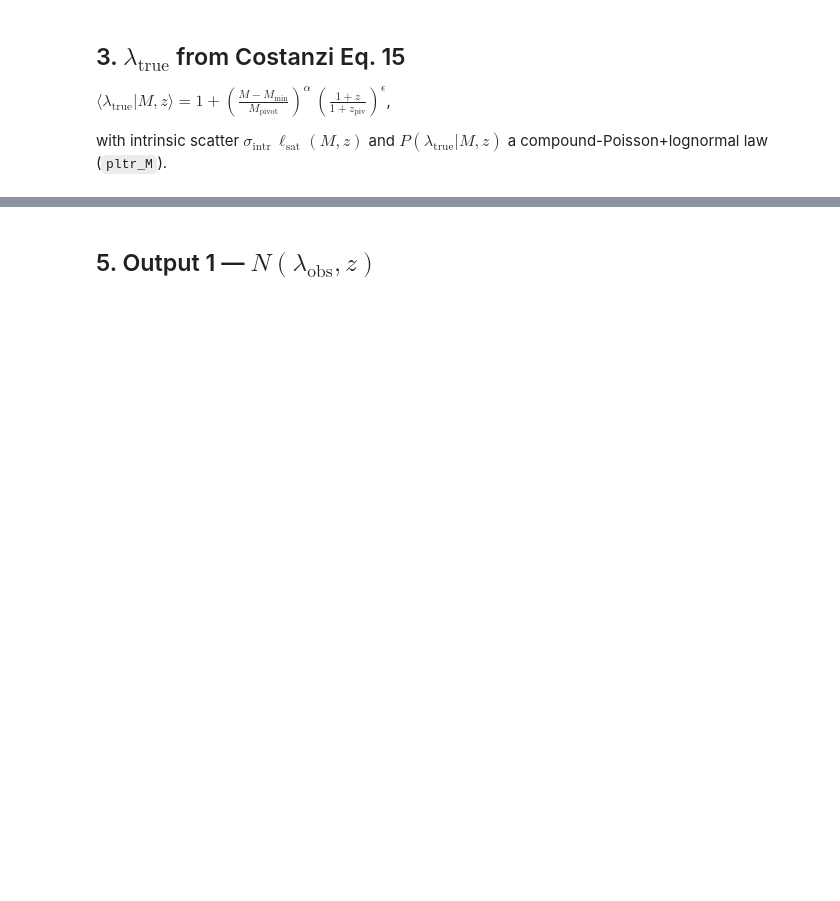
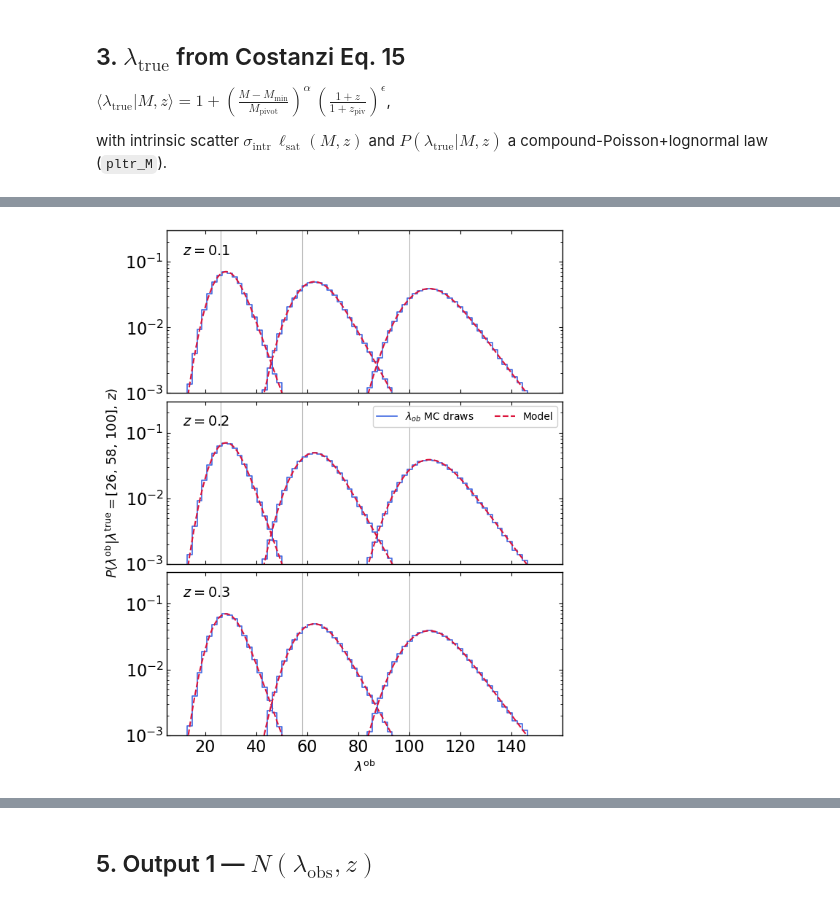
Before and after one commit to xtang126/fnalFall2022, a Jupyter notebook: y3kp/buzzardMock/Xin_MockDataVector.ipynb, the cells around one changed output, grey strips where cells are left out. Saved outputs shown, nothing was run; the diff lists cells and outputs as text; code cells hidden in the pictures; blank space fills up the shorter version.

```diff
--- a/y3kp/buzzardMock/Xin_MockDataVector.ipynb
+++ b/y3kp/buzzardMock/Xin_MockDataVector.ipynb
@@ -158,0 +252,84 @@ fig.tight_layout()
+# %%
+# --- Analytical PDF of Costanzi+2019 Eq. 6 ---------------------------------
+def p_lambda_obs(lobs, ltr, z, interp):
+    """
+    Closed-form P(lambda_obs | lambda_true, z) from Costanzi+2019 Eq. 6.
+    Evaluated point-wise: lobs (nr,), ltr scalar, z scalar.
+    """
+    f_prj, tau, mu, sigma = projection_params(np.asarray(ltr, float),
+                                              np.asarray(z, float),
+                                              interp)
+    f_prj = float(f_prj); tau = float(tau); mu = float(mu); sigma = float(sigma)
+
+    # Gaussian branch
+    gauss = (1.0 / (np.sqrt(2.0 * np.pi) * sigma)) * np.exp(
+        -0.5 * ((lobs - mu) / sigma) ** 2)
+
+    # EMG branch — closed form. Compute the log first to avoid overflow in exp.
+    a   = mu + tau * sigma ** 2 - lobs
+    log_pref = np.log(tau / 2.0) + (tau / 2.0) * (2.0 * mu + tau * sigma ** 2 - 2.0 * lobs)
+    emg = np.exp(log_pref) * erfc(a / (np.sqrt(2.0) * sigma))
+
+    return (1.0 - f_prj) * gauss + f_prj * emg
+
+# --- Settings ---
+LTR_FIX = [26, 58, 100]
+Z_FIX   = [0.1, 0.2, 0.3]
+N_DRAWS = 200_000
+BINS    = np.linspace(5, 160, 80)
+BCEN    = 0.5 * (BINS[:-1] + BINS[1:])
+
+# --- Plot ---
+fig, axes = plt.subplots(len(Z_FIX), 1, figsize=(7, 9),
+                          sharex=True, sharey=True,
+                          gridspec_kw={'hspace': 0.05})
+
+rng_plot = np.random.default_rng(seed=123)
+
+for irow, z0 in enumerate(Z_FIX):
+    ax = axes[irow]
+    for ltr0 in LTR_FIX:
+        ltr_arr = np.full(N_DRAWS, ltr0, dtype=float)
+        z_arr   = np.full(N_DRAWS, z0,   dtype=float)
+
+        lobs_draw, *_ = sample_lambda_obs(ltr_arr, z_arr, PRJ_INTERP, rng=rng_plot)
+
+        hist, _ = np.histogram(lobs_draw, bins=BINS, density=True)
+        ax.step(BCEN, hist, where='mid', color='royalblue', lw=1.2,
+                label=(r'$\lambda_{ob}$ MC draws'
+                       if (irow == 1 and ltr0 == LTR_FIX[0]) else None))
+
+        x = np.linspace(BINS[0], BINS[-1], 600)
+        pdf = p_lambda_obs(x, ltr0, z0, PRJ_INTERP)
+        ax.plot(x, pdf, '--', color='crimson', lw=1.5,
+                label=('Model' if (irow == 1 and ltr0 == LTR_FIX[0]) else None))
+
+        ax.axvline(ltr0, color='0.7', lw=0.8, zorder=0)
+
+    ax.set_yscale('log')
+    ax.set_ylim(1e-3, 3e-1)
+    ax.set_xlim(5, 160)
+    ax.text(0.04, 0.85, r'$z = %.1f$' % z0,
+            transform=ax.transAxes, fontsize=14)
+
+    if irow == 1:
+        ax.legend(loc='upper right', fontsize=10, ncol=2,
+                  frameon=True, framealpha=0.9)
+
+# One y-label on the middle row
+axes[1].set_ylabel(
+    r'$P(\lambda^{\rm ob}|\lambda^{\rm true} = [26,\,58,\,100],\,z)$',
+    fontsize=13,
+)
+axes[-1].set_xlabel(r'$\lambda^{\rm ob}$', fontsize=13)
+
+# Linear x-axis ticks
+for ax in axes:
+    ax.xaxis.set_major_locator(FixedLocator([20, 40, 60, 80, 100, 120, 140]))
+    ax.tick_params(axis='both', which='both', direction='in',
+                   top=True, right=True)
+
+fig.tight_layout()
+plt.show()
+# %% [output]
+[figure, added]
```
Also changed, not shown: parts of 32 cells of this notebook, 1 other file.
